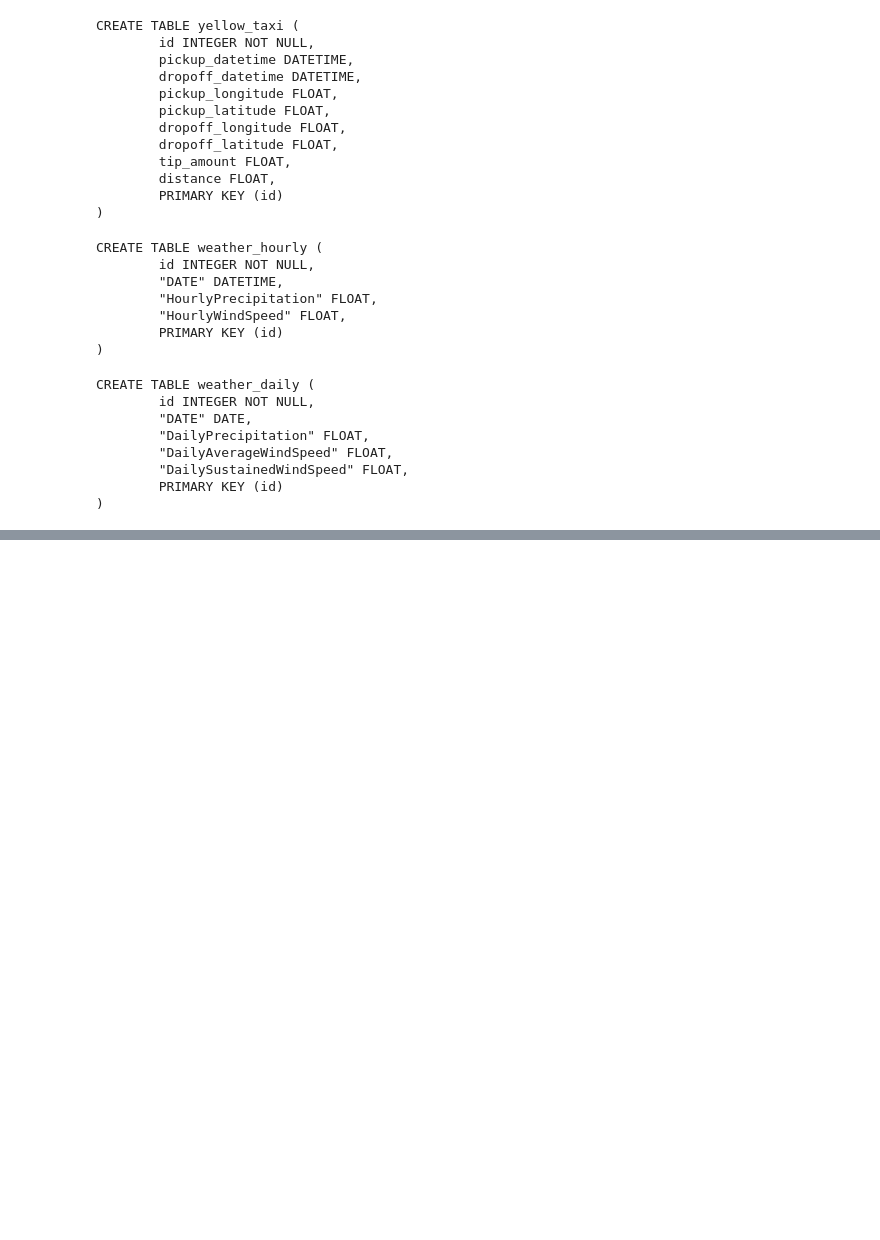
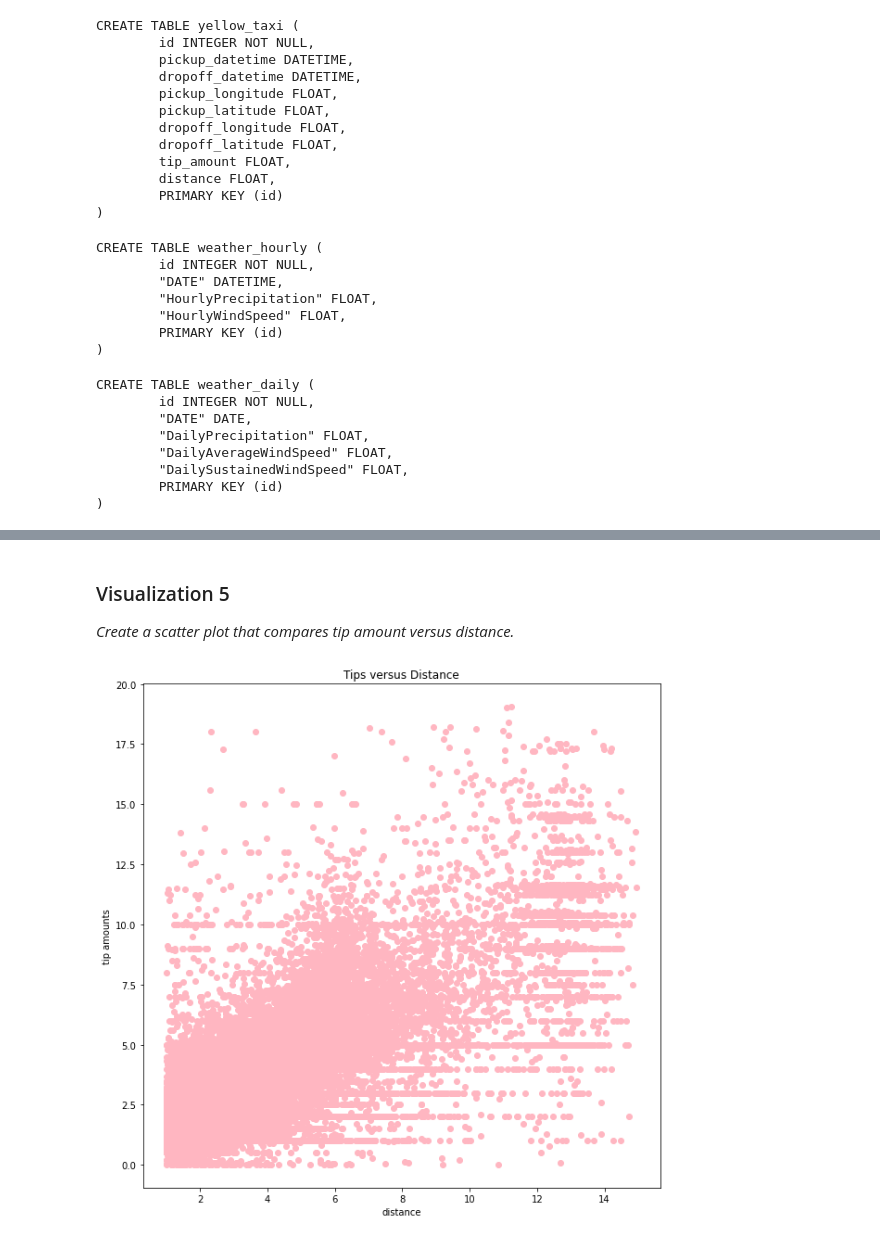
Before and after one commit to JiayiNi1/Final_Project, a Jupyter notebook: Final_Project.ipynb, the cells around one changed output, grey strips where cells are left out. Drawn from its saved outputs; the diff is of its cells as text; code cells hidden in the pictures; blank space fills up the shorter version.

```diff
--- a/Final_Project.ipynb
+++ b/Final_Project.ipynb
@@ -453,0 +1034,20 @@ CREATE TABLE weather_daily (
+# %% [markdown]
+### Visualization 5
+
+_Create a scatter plot that compares tip amount versus distance._
+# %%
+def tip_distance(dataframe):
+    figure, axes = plt.subplots(figsize=(10, 10))
+
+    df = dataframe.copy()
+    df = df[df["tip_amount"].notnull() & (df["tip_amount"]<20) & (df["tip_amount"]!=0)]
+    df = df[df["distance"].notnull() & (df["distance"]<15) & (df["distance"]>=1)]
+
+    plt.scatter(df["distance"],df["tip_amount"],color="lightpink")
+    plt.xlabel("distance")
+    plt.ylabel("tip amounts")
+    plt.title("Tips versus Distance")
+
+tip_distance(trip_total)
+# %% [output]
+[figure, added]
```
Also changed, not shown: parts of 56 cells of this notebook, 6 other files.
